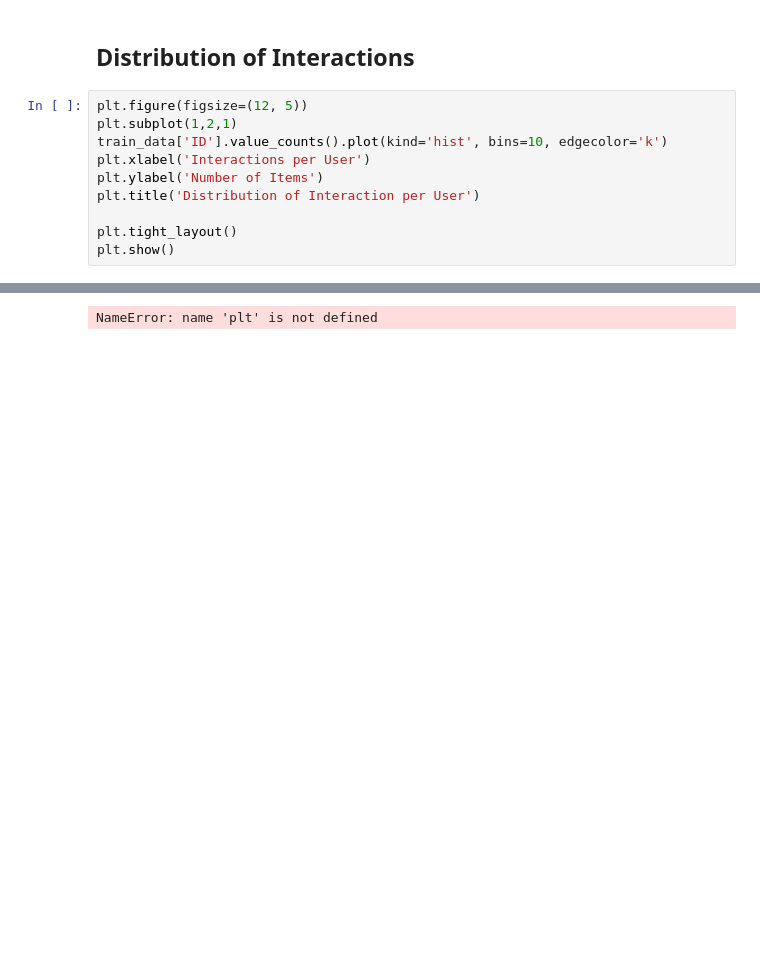
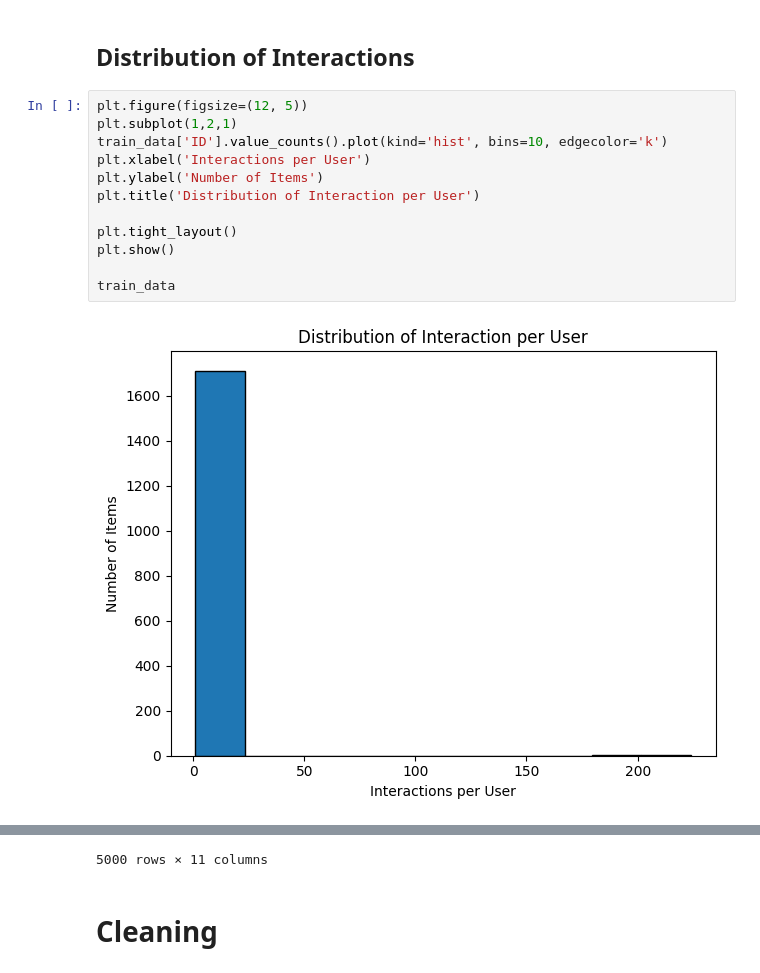
Before and after one commit to baelthebard42/Recommendation-System, a Jupyter notebook: recommendation.ipynb, the cells around one changed output, grey strips where cells are left out. Saved outputs shown, nothing was run; the diff lists cells and outputs as text; blank space fills up the shorter version.

```diff
--- a/recommendation.ipynb
+++ b/recommendation.ipynb
@@ -77,11 +101,14 @@ plt.show()
 # %%
 plt.figure(figsize=(12, 5))
 plt.subplot(1,2,1)
 train_data['ID'].value_counts().plot(kind='hist', bins=10, edgecolor='k')
 plt.xlabel('Interactions per User')
 plt.ylabel('Number of Items')
 plt.title('Distribution of Interaction per User')
 
 plt.tight_layout()
 plt.show()
+
+train_data
 # %% [output]
+[figure, added]
@@ -88 +127,3 @@ plt.show()
-NameError: name 'plt' is not defined
+5000 rows × 11 columns
+# %% [markdown]
+# Cleaning
```
Also changed, not shown: parts of 14 cells of this notebook, 1 other file.
